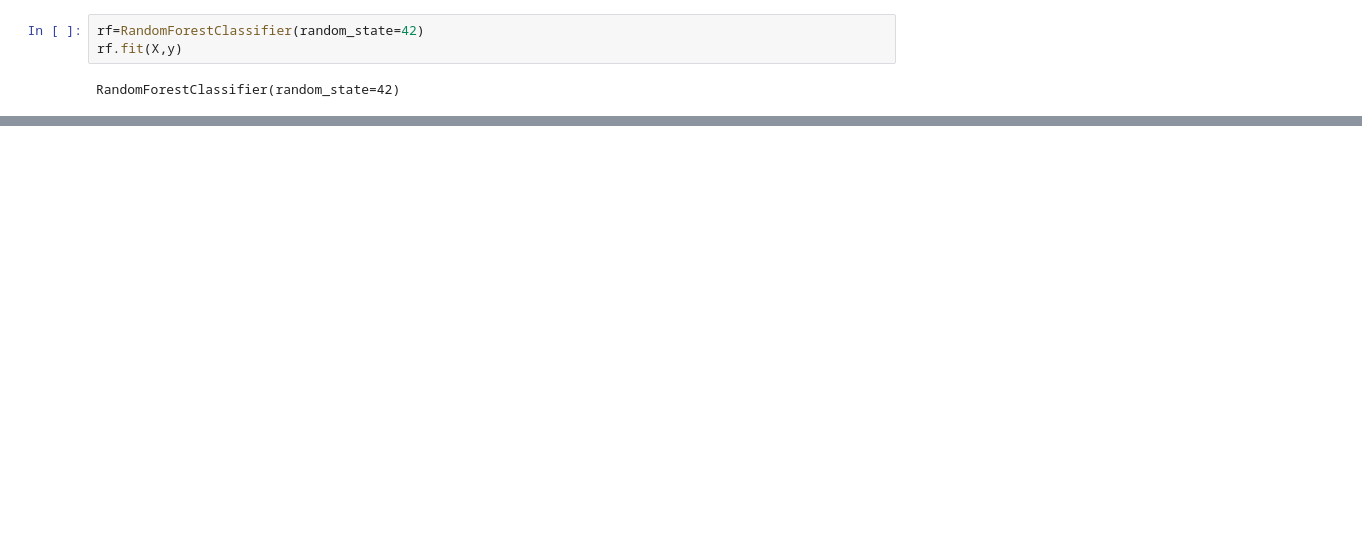
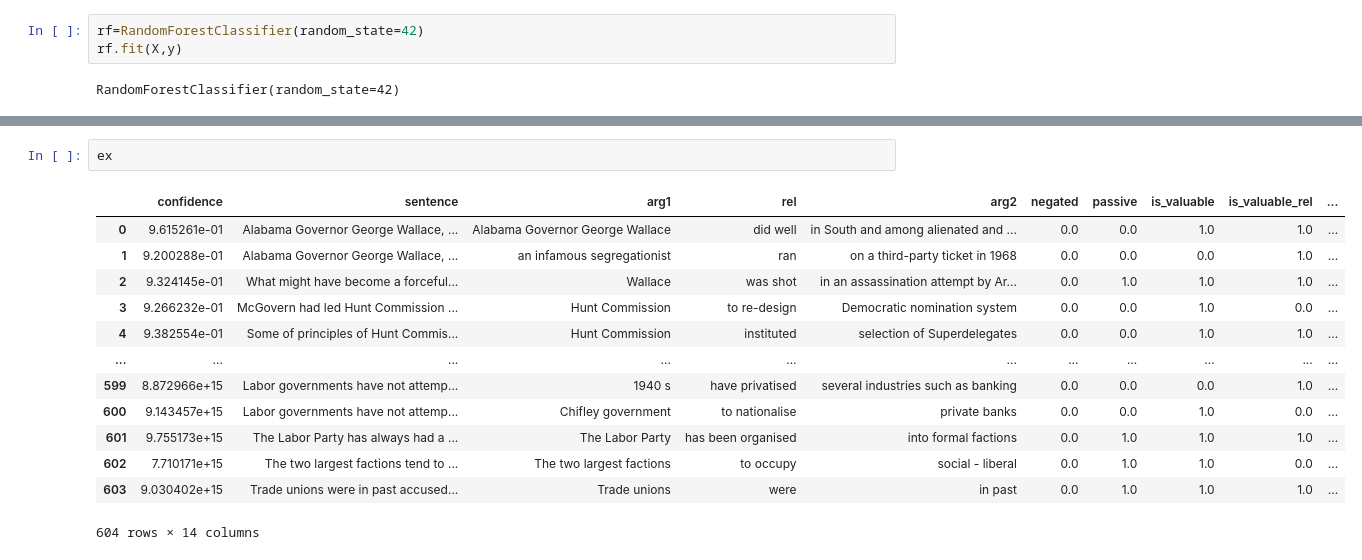
Before and after one commit to Riclaw/CMAP-Generator, a Jupyter notebook: classifier.ipynb, the cells around one changed output, grey strips where cells are left out. Cells and saved outputs as stored; diff of their text form; blank space fills up the shorter version.

```diff
--- a/classifier.ipynb
+++ b/classifier.ipynb
@@ -61,0 +209,16 @@ dump(model, 'model_file.joblib')
+# %%
+ex
+# %% [output]
+|  | confidence | sentence | arg1 | rel | arg2 | negated | passive | is_valuable | is_valuable_rel | ... |
+| 0 | 9.615261e-01 | Alabama Governor George Wallace, ... | Alabama Governor George Wallace | did well | in South and among alienated and ... | 0.0 | 0.0 | 1.0 | 1.0 | ... |
+| 1 | 9.200288e-01 | Alabama Governor George Wallace, ... | an infamous segregationist | ran | on a third-party ticket in 1968 | 0.0 | 0.0 | 0.0 | 1.0 | ... |
+| 2 | 9.324145e-01 | What might have become a forceful... | Wallace | was shot | in an assassination attempt by Ar... | 0.0 | 1.0 | 1.0 | 1.0 | ... |
+| 3 | 9.266232e-01 | McGovern had led Hunt Commission ... | Hunt Commission | to re-design | Democratic nomination system | 0.0 | 0.0 | 1.0 | 0.0 | ... |
+| 4 | 9.382554e-01 | Some of principles of Hunt Commis... | Hunt Commission | instituted | selection of Superdelegates | 0.0 | 0.0 | 1.0 | 1.0 | ... |
+| ... | ... | ... | ... | ... | ... | ... | ... | ... | ... | ... |
+| 599 | 8.872966e+15 | Labor governments have not attemp... | 1940 s | have privatised | several industries such as banking | 0.0 | 0.0 | 0.0 | 1.0 | ... |
+| 600 | 9.143457e+15 | Labor governments have not attemp... | Chifley government | to nationalise | private banks | 0.0 | 0.0 | 1.0 | 0.0 | ... |
+| 601 | 9.755173e+15 | The Labor Party has always had a ... | The Labor Party | has been organised | into formal factions | 0.0 | 1.0 | 1.0 | 1.0 | ... |
+| 602 | 7.710171e+15 | The two largest factions tend to ... | The two largest factions | to occupy | social - liberal | 0.0 | 1.0 | 1.0 | 0.0 | ... |
+| 603 | 9.030402e+15 | Trade unions were in past accused... | Trade unions | were | in past | 0.0 | 1.0 | 1.0 | 1.0 | ... |
+604 rows × 14 columns
```
Also changed, not shown: parts of 23 cells of this notebook, 3 other files.
